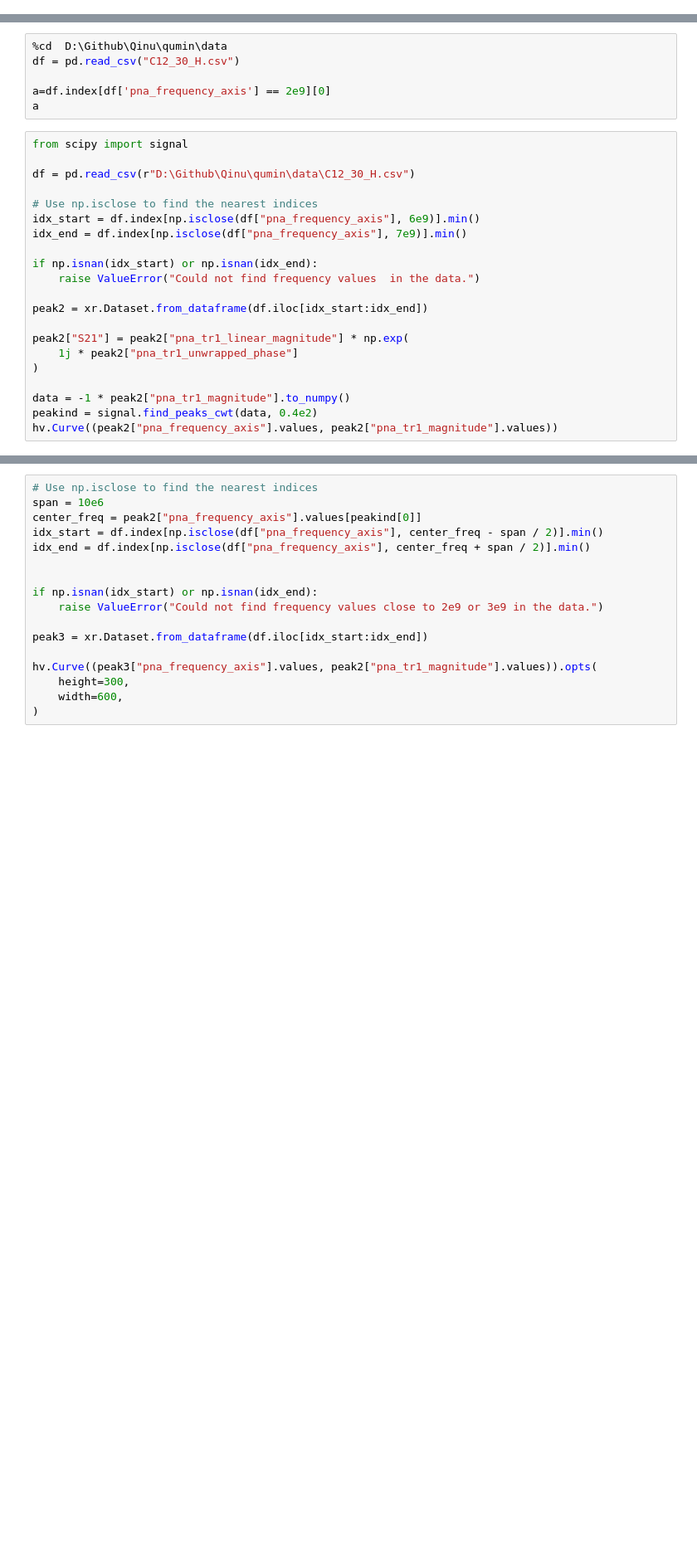
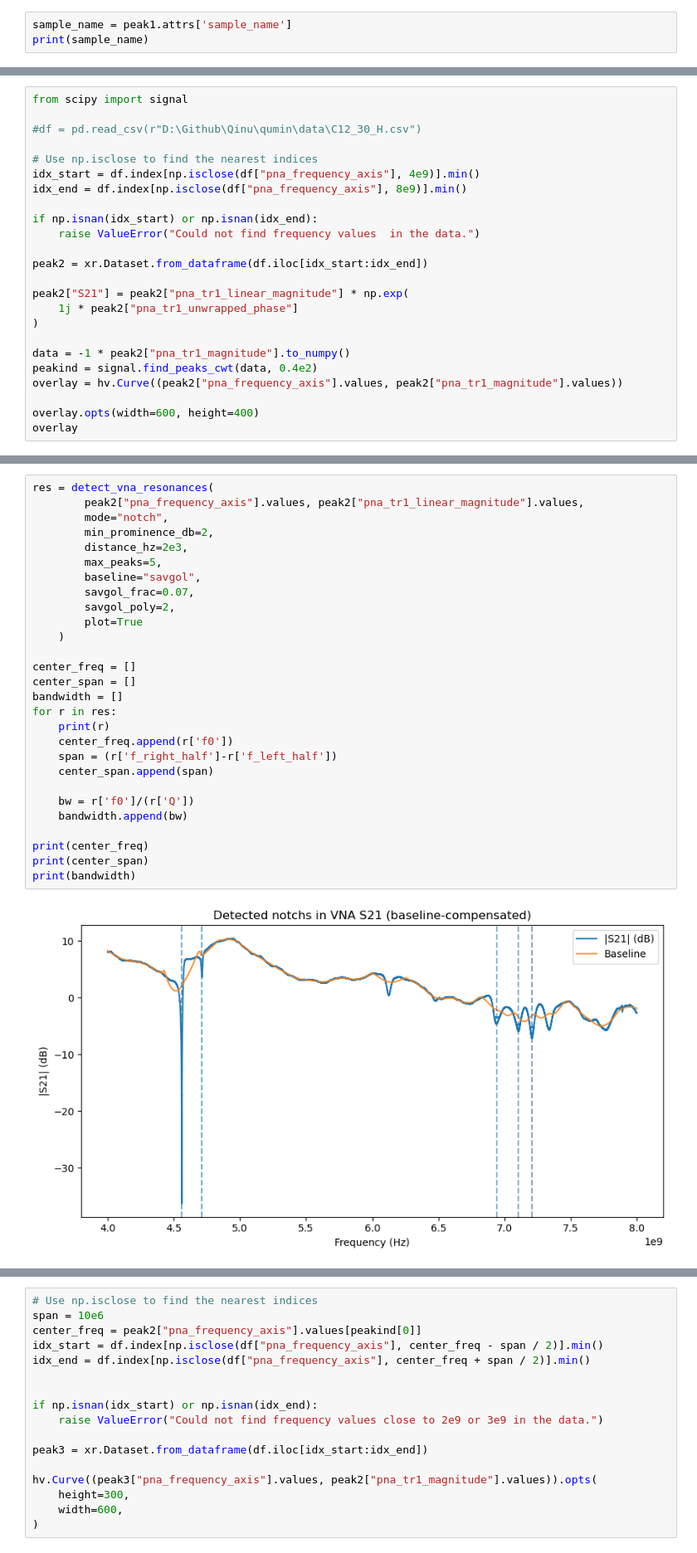
Before and after one commit to c12qe/rf-analysis-tools, a Jupyter notebook: notebook/detection_v1.ipynb, the cells around one changed output, grey strips where cells are left out. Shown at 83% size. Drawn from its saved outputs; the diff is of its cells as text; blank space fills up the shorter version.

```diff
--- a/notebook/detection_v1.ipynb
+++ b/notebook/detection_v1.ipynb
@@ -39,0 +46,3 @@ hv.Curve((peak1['pna_frequency_axis'],peak1['pna_tr1_magnitude']))
+# %%
+sample_name = peak1.attrs['sample_name']
+print(sample_name)
@@ -68,17 +286,11 @@ IndexError: index 0 is out of bounds for axis 0 with size 0
-# %%
-%cd  D:\Github\Qinu\qumin\data
-df = pd.read_csv("C12_30_H.csv")
-
-a=df.index[df['pna_frequency_axis'] == 2e9][0]
-a
 # %%
 from scipy import signal
 
-df = pd.read_csv(r"D:\Github\Qinu\qumin\data\C12_30_H.csv")
+#df = pd.read_csv(r"D:\Github\Qinu\qumin\data\C12_30_H.csv")
 
 # Use np.isclose to find the nearest indices
-idx_start = df.index[np.isclose(df["pna_frequency_axis"], 6e9)].min()
-idx_end = df.index[np.isclose(df["pna_frequency_axis"], 7e9)].min()
+idx_start = df.index[np.isclose(df["pna_frequency_axis"], 4e9)].min()
+idx_end = df.index[np.isclose(df["pna_frequency_axis"], 8e9)].min()
 
 if np.isnan(idx_start) or np.isnan(idx_end):
     raise ValueError("Could not find frequency values  in the data.")
@@ -91,4 +303,7 @@ peak2["S21"] = peak2["pna_tr1_linear_magnitude"] * np.exp(
 
 data = -1 * peak2["pna_tr1_magnitude"].to_numpy()
 peakind = signal.find_peaks_cwt(data, 0.4e2)
-hv.Curve((peak2["pna_frequency_axis"].values, peak2["pna_tr1_magnitude"].values))
+overlay = hv.Curve((peak2["pna_frequency_axis"].values, peak2["pna_tr1_magnitude"].values))
+
+overlay.opts(width=600, height=400)
+overlay
@@ -94,0 +312,30 @@ hv.Curve((peak2["pna_frequency_axis"].values, peak2["pna_tr1_magnitude"].values)
+# %%
+res = detect_vna_resonances(
+        peak2["pna_frequency_axis"].values, peak2["pna_tr1_linear_magnitude"].values,
+        mode="notch",
+        min_prominence_db=2,
+        distance_hz=2e3,
+        max_peaks=5,
+        baseline="savgol",
+        savgol_frac=0.07,
+        savgol_poly=2,
+        plot=True
+    )
+
+center_freq = []
+center_span = []
+bandwidth = []
+for r in res:
+    print(r)
+    center_freq.append(r['f0'])
+    span = (r['f_right_half']-r['f_left_half'])
+    center_span.append(span)
+
+    bw = r['f0']/(r['Q'])
+    bandwidth.append(bw)
+
+print(center_freq)
+print(center_span)
+print(bandwidth)
+# %% [output]
+[figure, added]
```
Also changed, not shown: parts of 16 cells of this notebook, 6 other files.
